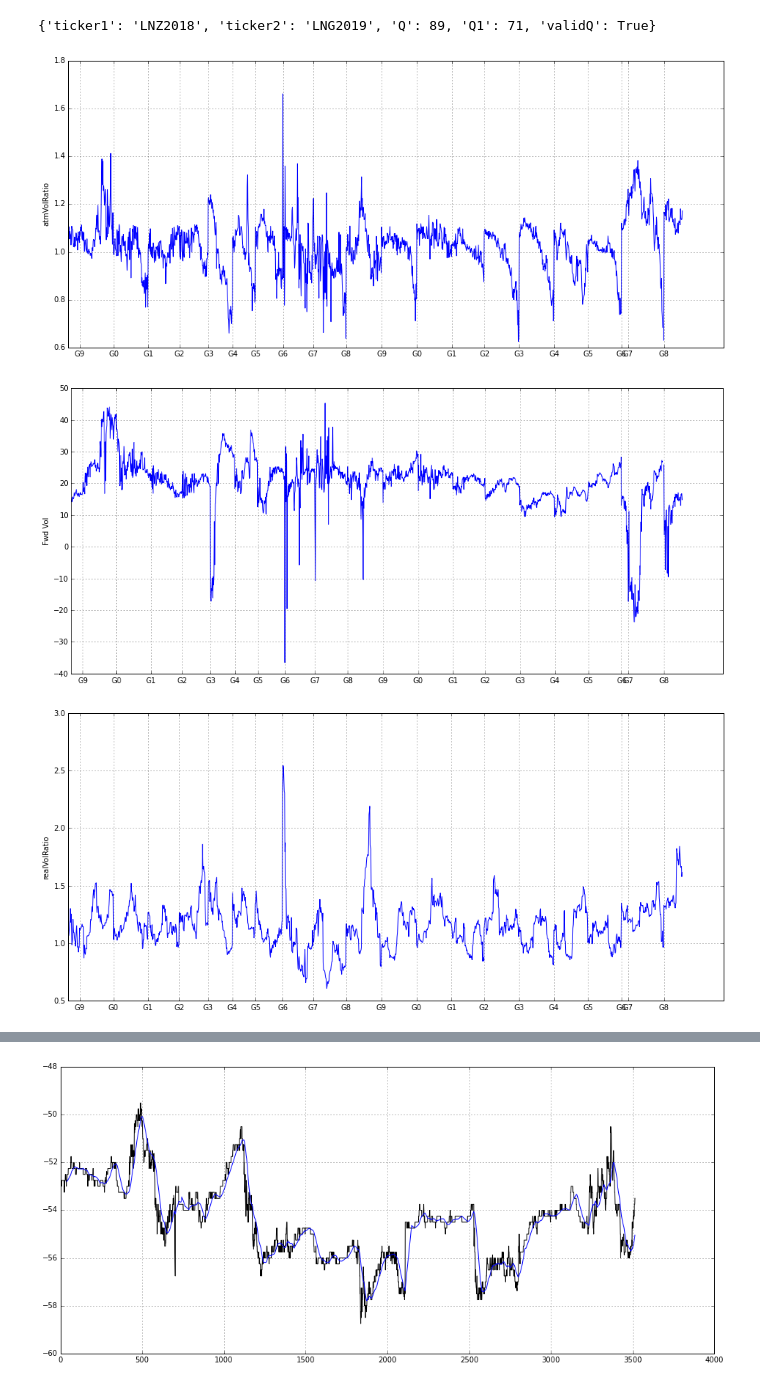
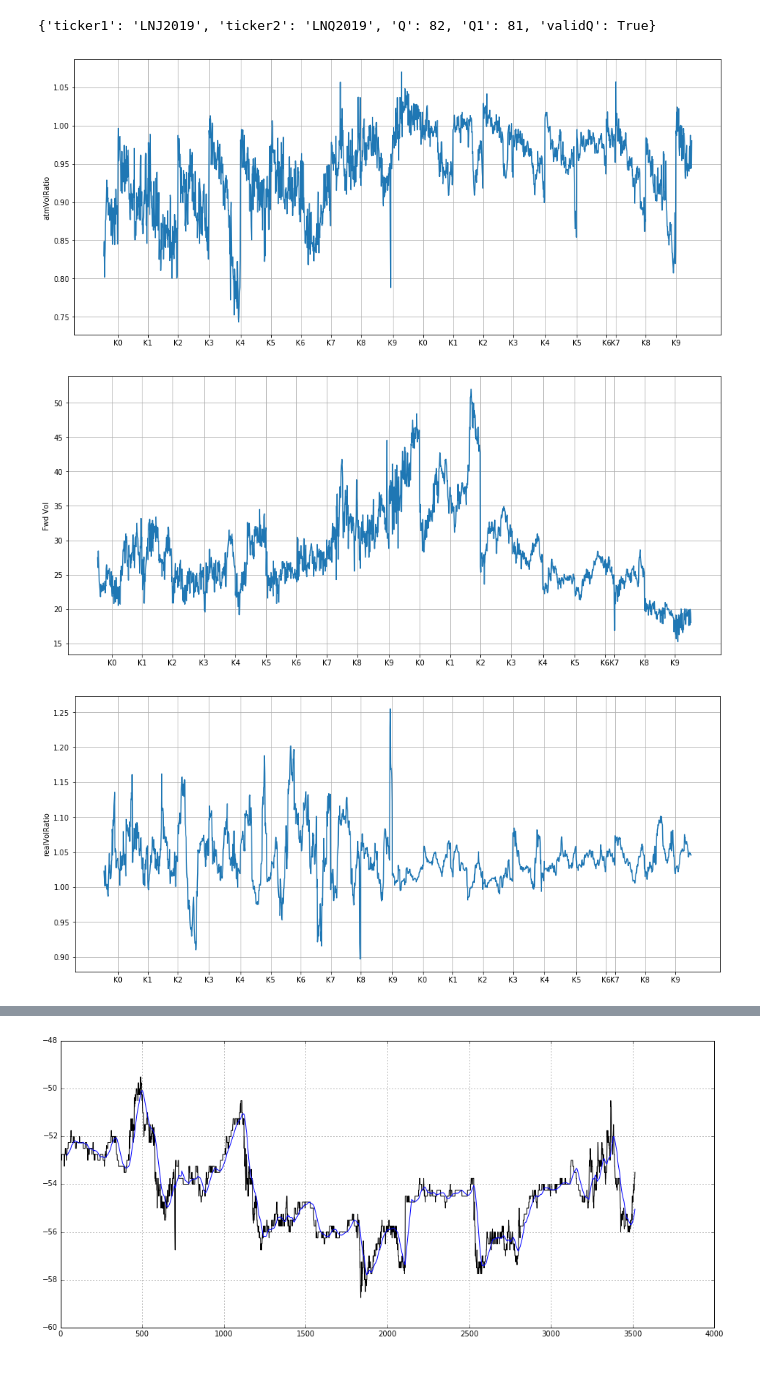
Before and after one commit to d0p34m1n3/repo_barbarossa, a Jupyter notebook: PycharmProjects/ta/analysis.ipynb, the cells around one changed output, grey strips where cells are left out. Drawn from its saved outputs; the diff is of its cells as text; code cells hidden in the pictures.

```diff
--- a/PycharmProjects/ta/analysis.ipynb
+++ b/PycharmProjects/ta/analysis.ipynb
@@ -19,13 +19,13 @@ bf_signals_output = fc.get_butterfly_scatter_plot(report_date=report_date,id=no,
 # %%
 import opportunity_constructs.intraday_calculations as ic
-ic.get_intraday_vcs(id=321,atm_vol_ratio=1.20)
+ic.get_intraday_vcs(id=285,atm_vol_ratio=1.26)
 # %% [output]
-{'ticker1': 'LNZ2018', 'ticker2': 'LNG2019', 'Q': 89, 'Q1': 71, 'validQ': True}
+{'ticker1': 'LNJ2019', 'ticker2': 'LNQ2019', 'Q': 82, 'Q1': 81, 'validQ': True}
 # %%
 import futures_charts.options_curve as ocr
 %matplotlib inline
-ocr.get_vcs_panel_plot(ticker_list=['LNG2018','LNJ2018'],report_date = 20171121,diagnostics_q=True)
+ocr.get_vcs_panel_plot(ticker_list=['CK2019','CN2019'],report_date = 20181108,diagnostics_q=True)
 # %% [output]
-[figure, old version]
+[figure, new version]
-[figure, old version]
+[figure, new version]
-[figure, old version]
+[figure, new version]
```
Also changed, not shown: parts of 2 cells of this notebook, 20 other files.
